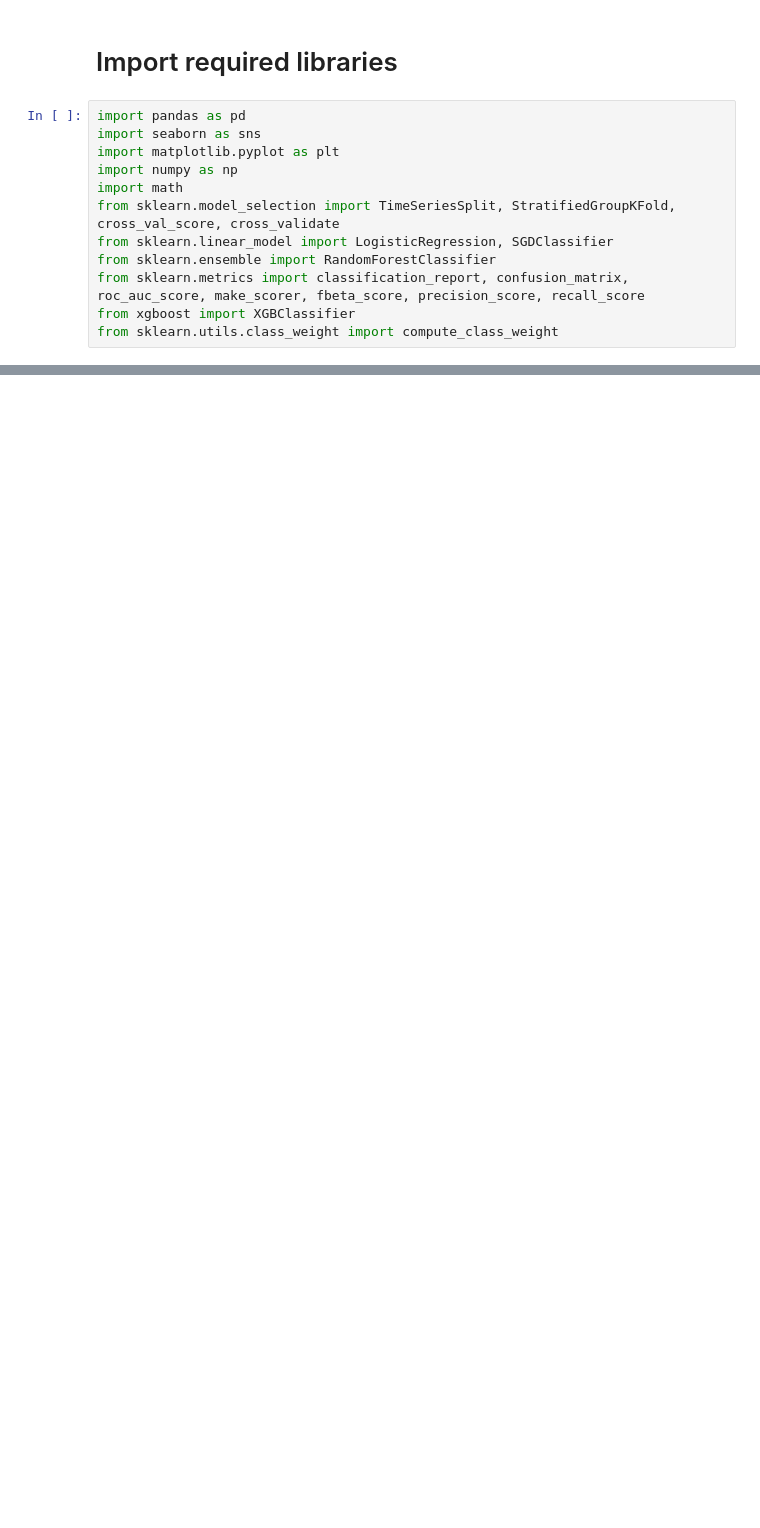
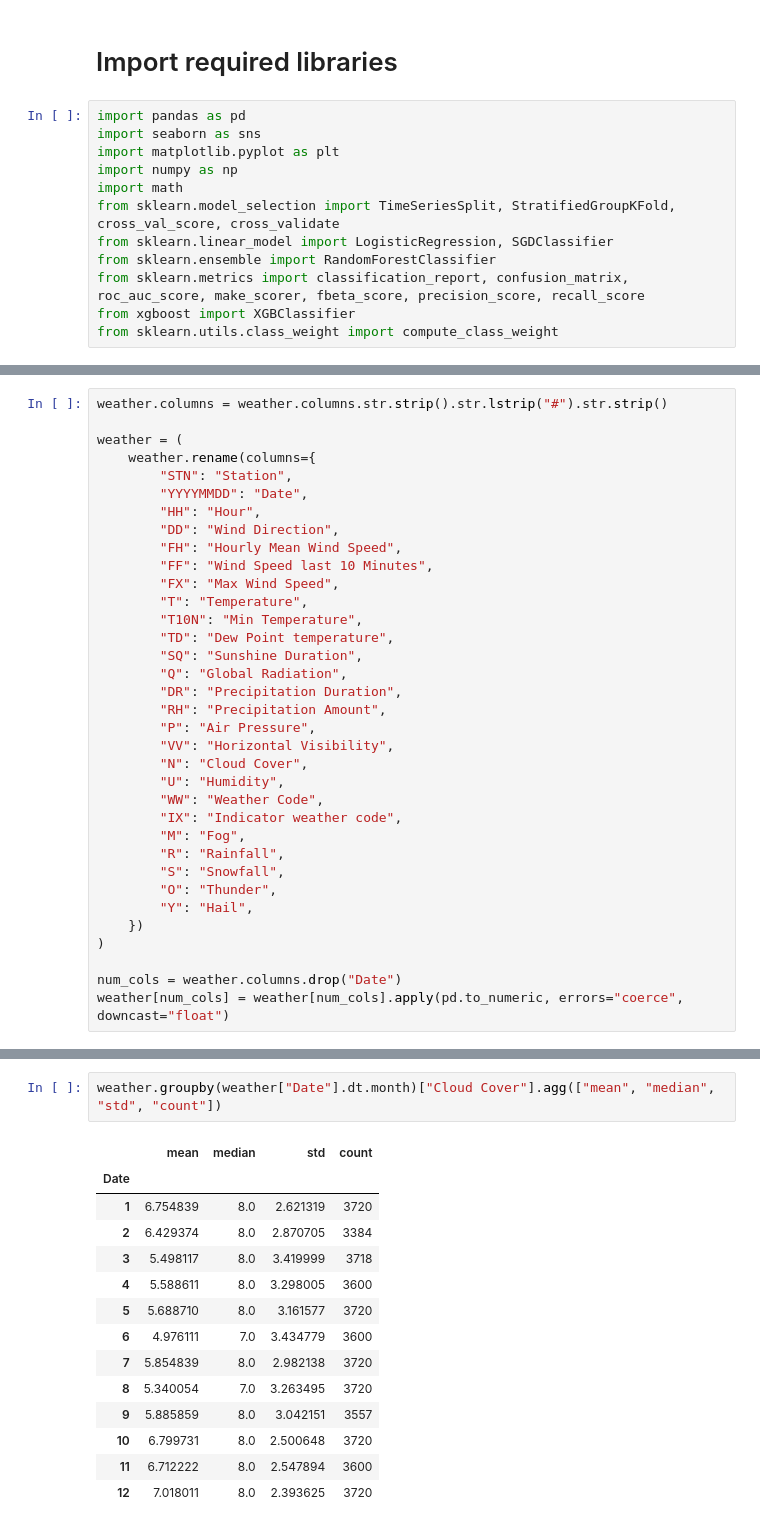
Before and after one commit to ywang0202/master_thesis, a Jupyter notebook: Models.ipynb, the cells around one changed output, grey strips where cells are left out. Cells and saved outputs as stored; diff of their text form; blank space fills up the shorter version.

```diff
--- a/Models.ipynb
+++ b/Models.ipynb
@@ -347,0 +35,35 @@ MemoryError: Unable to allocate 191. MiB for an array with shape (50000000,) and
+# %%
+weather.columns = weather.columns.str.strip().str.lstrip("#").str.strip()
+
+weather = (
+    weather.rename(columns={
+        "STN": "Station",
+        "YYYYMMDD": "Date",
+        "HH": "Hour",
+        "DD": "Wind Direction",
+        "FH": "Hourly Mean Wind Speed",
+        "FF": "Wind Speed last 10 Minutes",
+        "FX": "Max Wind Speed",
+        "T": "Temperature",
+        "T10N": "Min Temperature",
+        "TD": "Dew Point temperature",
+        "SQ": "Sunshine Duration",
+        "Q": "Global Radiation",
+        "DR": "Precipitation Duration",
+        "RH": "Precipitation Amount",
+        "P": "Air Pressure",
+        "VV": "Horizontal Visibility",
+        "N": "Cloud Cover",
+        "U": "Humidity",
+        "WW": "Weather Code",
+        "IX": "Indicator weather code",
+        "M": "Fog",
+        "R": "Rainfall",
+        "S": "Snowfall",
+        "O": "Thunder",
+        "Y": "Hail",
+    })
+)
+
+num_cols = weather.columns.drop("Date")
+weather[num_cols] = weather[num_cols].apply(pd.to_numeric, errors="coerce", downcast="float")
@@ -347,0 +93,17 @@ MemoryError: Unable to allocate 191. MiB for an array with shape (50000000,) and
+# %%
+weather.groupby(weather["Date"].dt.month)["Cloud Cover"].agg(["mean", "median", "std", "count"])
+# %% [output]
+|  | mean | median | std | count |
+| Date |  |  |  |  |
+| 1 | 6.754839 | 8.0 | 2.621319 | 3720 |
+| 2 | 6.429374 | 8.0 | 2.870705 | 3384 |
+| 3 | 5.498117 | 8.0 | 3.419999 | 3718 |
+| 4 | 5.588611 | 8.0 | 3.298005 | 3600 |
+| 5 | 5.688710 | 8.0 | 3.161577 | 3720 |
+| 6 | 4.976111 | 7.0 | 3.434779 | 3600 |
+| 7 | 5.854839 | 8.0 | 2.982138 | 3720 |
+| 8 | 5.340054 | 7.0 | 3.263495 | 3720 |
+| 9 | 5.885859 | 8.0 | 3.042151 | 3557 |
+| 10 | 6.799731 | 8.0 | 2.500648 | 3720 |
+| 11 | 6.712222 | 8.0 | 2.547894 | 3600 |
+| 12 | 7.018011 | 8.0 | 2.393625 | 3720 |
```
Also changed, not shown: parts of 14 cells of this notebook, 6 other files.
